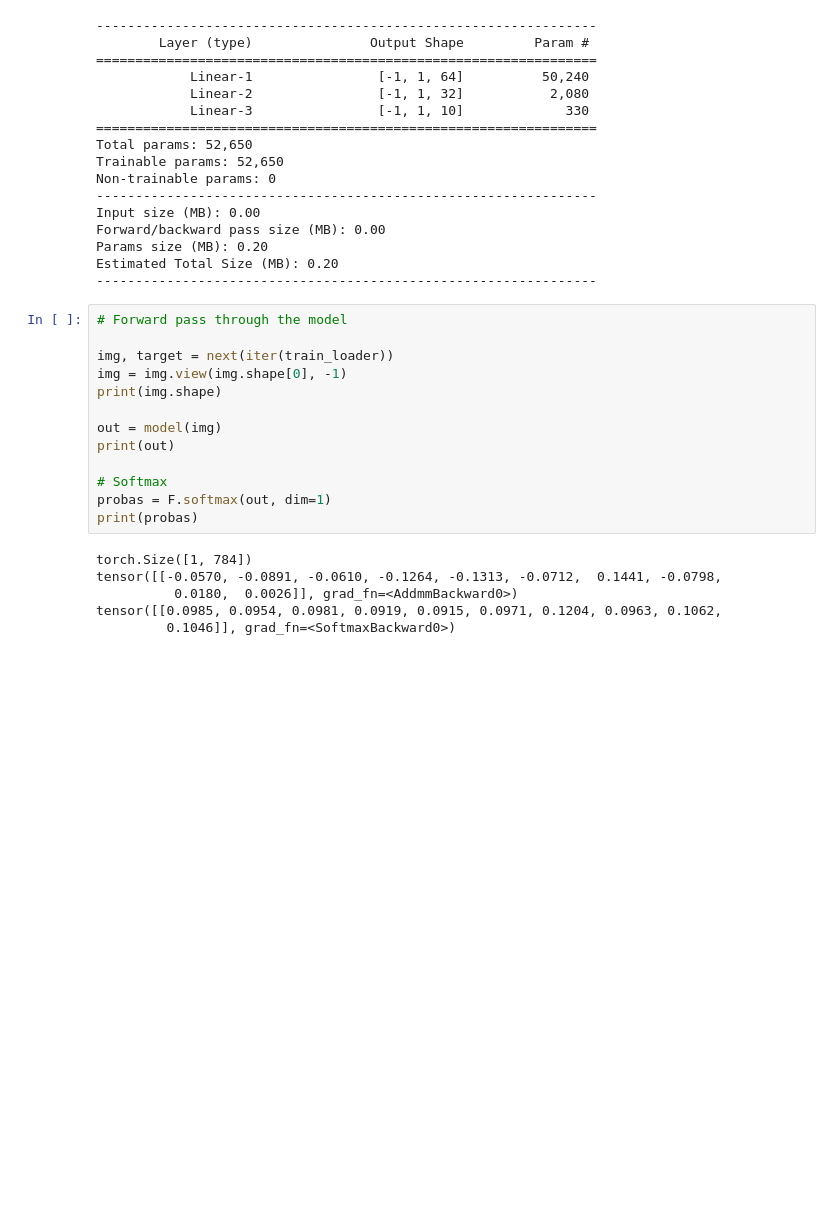
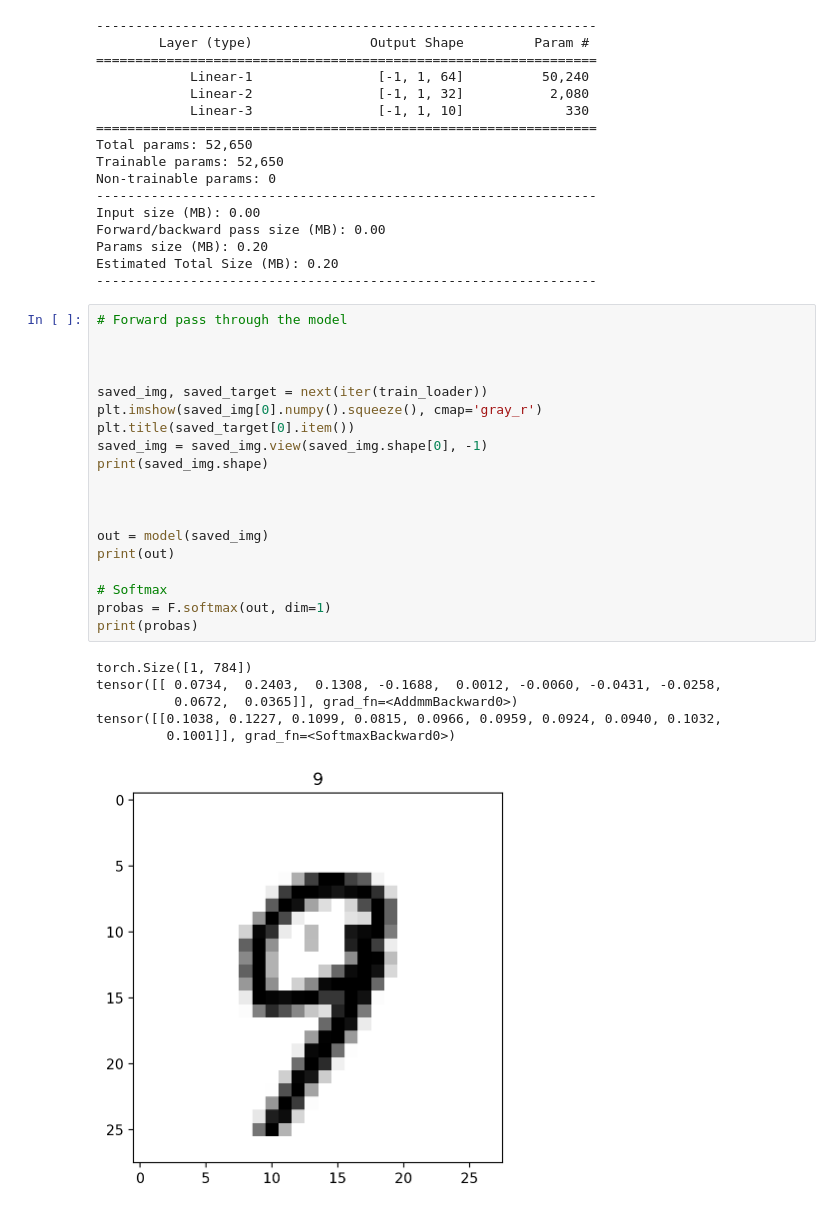
Before and after one commit to nipunbatra/ml2023, a Jupyter notebook: notebooks/posts/nn.ipynb, the cells around one changed output. Cells and saved outputs as stored; diff of their text form; blank space fills up the shorter version.

```diff
--- a/notebooks/posts/nn.ipynb
+++ b/notebooks/posts/nn.ipynb
@@ -97,19 +116,26 @@ Estimated Total Size (MB): 0.20
 # %%
 # Forward pass through the model
 
-img, target = next(iter(train_loader))
-img = img.view(img.shape[0], -1)
-print(img.shape)
 
-out = model(img)
+
+saved_img, saved_target = next(iter(train_loader))
+plt.imshow(saved_img[0].numpy().squeeze(), cmap='gray_r')
+plt.title(saved_target[0].item())
+saved_img = saved_img.view(saved_img.shape[0], -1)
+print(saved_img.shape)
+
+
+
+out = model(saved_img)
 print(out)
 
 # Softmax
 probas = F.softmax(out, dim=1)
 print(probas)
 # %% [output]
 torch.Size([1, 784])
-tensor([[-0.0570, -0.0891, -0.0610, -0.1264, -0.1313, -0.0712,  0.1441, -0.0798,
-          0.0180,  0.0026]], grad_fn=<AddmmBackward0>)
-tensor([[0.0985, 0.0954, 0.0981, 0.0919, 0.0915, 0.0971, 0.1204, 0.0963, 0.1062,
-         0.1046]], grad_fn=<SoftmaxBackward0>)
+tensor([[ 0.0734,  0.2403,  0.1308, -0.1688,  0.0012, -0.0060, -0.0431, -0.0258,
+          0.0672,  0.0365]], grad_fn=<AddmmBackward0>)
+tensor([[0.1038, 0.1227, 0.1099, 0.0815, 0.0966, 0.0959, 0.0924, 0.0940, 0.1032,
+         0.1001]], grad_fn=<SoftmaxBackward0>)
+[figure, added]
```
Also changed, not shown: parts of 10 cells of this notebook, 1 other file.
